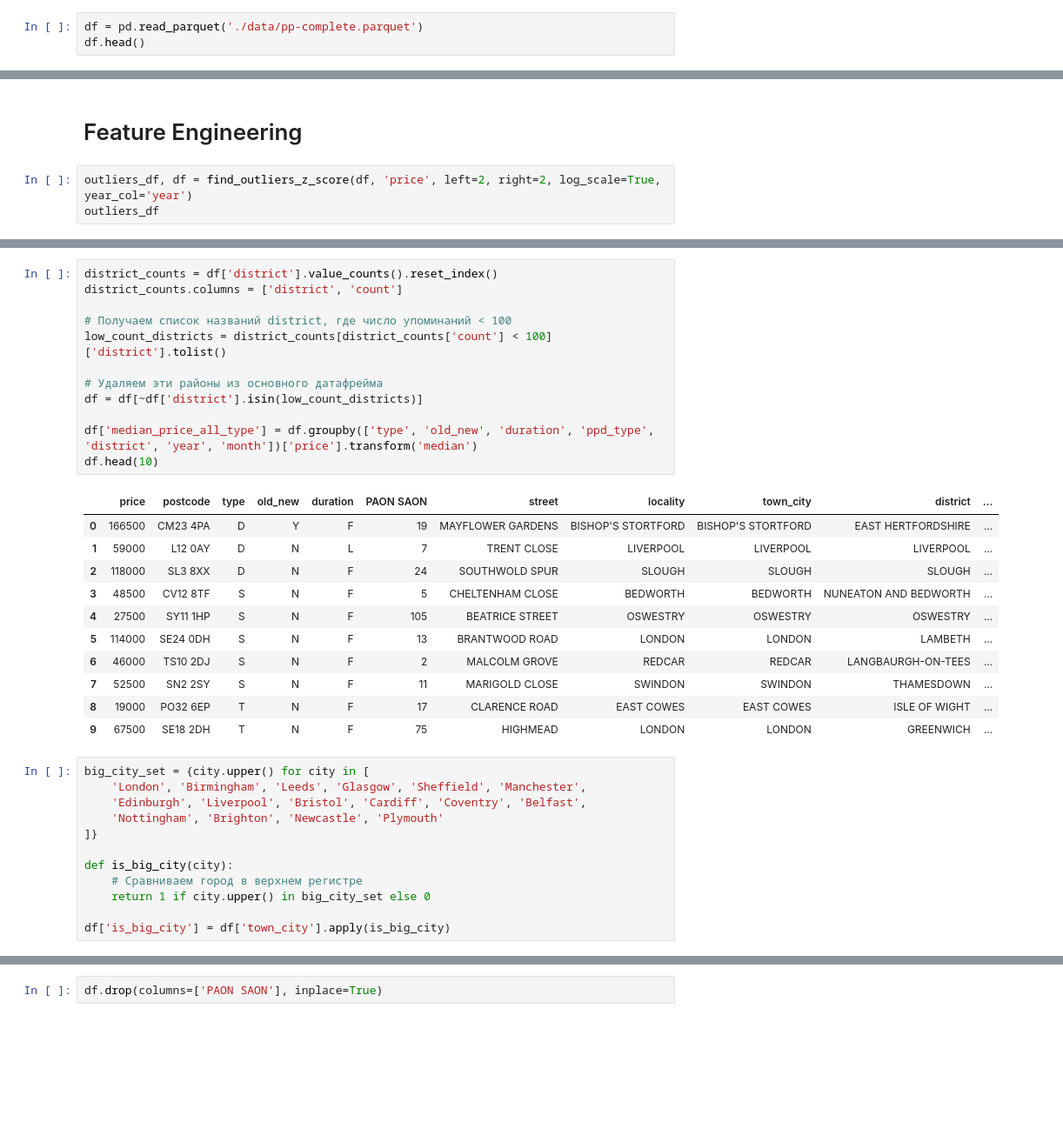
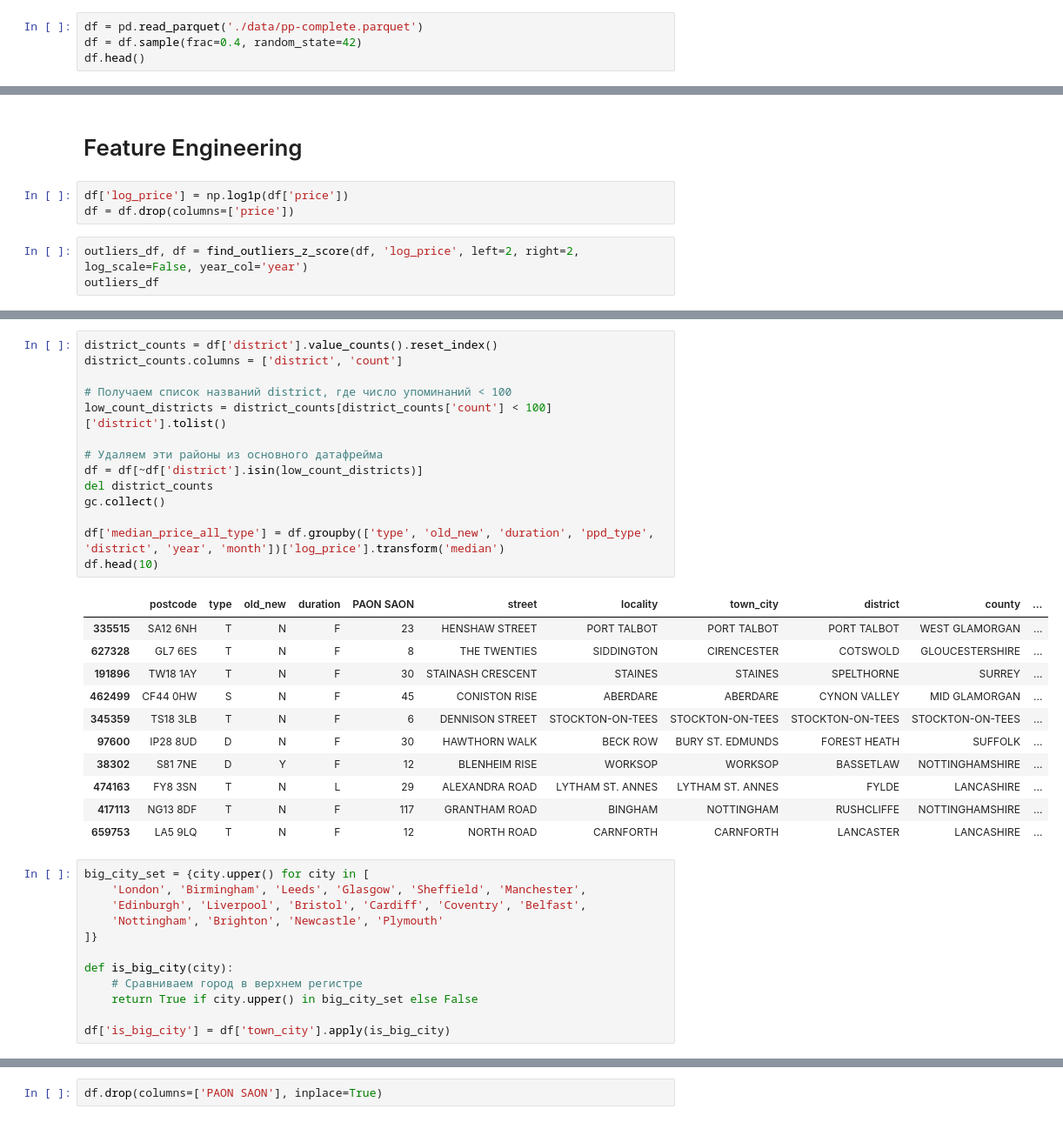
Before and after one commit to 1337Tema/HM-Land-Registry-ML-EDA-ARIMA-Geospatial, a Jupyter notebook: main.ipynb, the cells around one changed output, grey strips where cells are left out. Shown: that part at 87% size. Cells and saved outputs as stored; diff of their text form; blank space fills up the shorter version.

```diff
--- a/main.ipynb
+++ b/main.ipynb
@@ -8,6 +9,7 @@ from sklearn.metrics import mean_absolute_error, mean_squared_error, r2_score
 # Data
 # %%
 df = pd.read_parquet('./data/pp-complete.parquet')
+df = df.sample(frac=0.4, random_state=42)
 df.head()
 # %% [output]
 |  | price | date | postcode | type | old_new | duration | PAON SAON | street | locality | town_city | ... |
@@ -98,6 +126,9 @@ def find_outliers_z_score(data, feature, left=3, right=3, log_scale=False, year_
 # %% [markdown]
 # Feature Engineering
+# %%
+df['log_price'] = np.log1p(df['price'])
+df = df.drop(columns=['price'])
 # %%
-outliers_df, df = find_outliers_z_score(df, 'price', left=2, right=2, log_scale=True, year_col='year')
+outliers_df, df = find_outliers_z_score(df, 'log_price', left=2, right=2, log_scale=False, year_col='year')
 outliers_df
 # %% [output]
@@ -117,27 +166,29 @@ outliers_df
 # %%
 district_counts = df['district'].value_counts().reset_index()
 district_counts.columns = ['district', 'count']
 
 # Получаем список названий district, где число упоминаний < 100
 low_count_districts = district_counts[district_counts['count'] < 100]['district'].tolist()
 
 # Удаляем эти районы из основного датафрейма
 df = df[~df['district'].isin(low_count_districts)]
+del district_counts
+gc.collect()
 
-df['median_price_all_type'] = df.groupby(['type', 'old_new', 'duration', 'ppd_type', 'district', 'year', 'month'])['price'].transform('median')
+df['median_price_all_type'] = df.groupby(['type', 'old_new', 'duration', 'ppd_type', 'district', 'year', 'month'])['log_price'].transform('median')
 df.head(10)
 # %% [output]
-|  | price | postcode | type | old_new | duration | PAON SAON | street | locality | town_city | district | ... |
-| 0 | 166500 | CM23 4PA | D | Y | F | 19 | MAYFLOWER GARDENS | BISHOP'S STORTFORD | BISHOP'S STORTFORD | EAST HERTFORDSHIRE | ... |
-| 1 | 59000 | L12 0AY | D | N | L | 7 | TRENT CLOSE | LIVERPOOL | LIVERPOOL | LIVERPOOL | ... |
-| 2 | 118000 | SL3 8XX | D | N | F | 24 | SOUTHWOLD SPUR | SLOUGH | SLOUGH | SLOUGH | ... |
-| 3 | 48500 | CV12 8TF | S | N | F | 5 | CHELTENHAM CLOSE | BEDWORTH | BEDWORTH | NUNEATON AND BEDWORTH | ... |
-| 4 | 27500 | SY11 1HP | S | N | F | 105 | BEATRICE STREET | OSWESTRY | OSWESTRY | OSWESTRY | ... |
-| 5 | 114000 | SE24 0DH | S | N | F | 13 | BRANTWOOD ROAD | LONDON | LONDON | LAMBETH | ... |
-| 6 | 46000 | TS10 2DJ | S | N | F | 2 | MALCOLM GROVE | REDCAR | REDCAR | LANGBAURGH-ON-TEES | ... |
-| 7 | 52500 | SN2 2SY | S | N | F | 11 | MARIGOLD CLOSE | SWINDON | SWINDON | THAMESDOWN | ... |
-| 8 | 19000 | PO32 6EP | T | N | F | 17 | CLARENCE ROAD | EAST COWES | EAST COWES | ISLE OF WIGHT | ... |
-| 9 | 67500 | SE18 2DH | T | N | F | 75 | HIGHMEAD | LONDON | LONDON | GREENWICH | ... |
+|  | postcode | type | old_new | duration | PAON SAON | street | locality | town_city | district | county | ... |
+| 335515 | SA12 6NH | T | N | F | 23 | HENSHAW STREET | PORT TALBOT | PORT TALBOT | PORT TALBOT | WEST GLAMORGAN | ... |
+| 627328 | GL7 6ES | T | N | F | 8 | THE TWENTIES | SIDDINGTON | CIRENCESTER | COTSWOLD | GLOUCESTERSHIRE | ... |
+| 191896 | TW18 1AY | T | N | F | 30 | STAINASH CRESCENT | STAINES | STAINES | SPELTHORNE | SURREY | ... |
+| 462499 | CF44 0HW | S | N | F | 45 | CONISTON RISE | ABERDARE | ABERDARE | CYNON VALLEY | MID GLAMORGAN | ... |
+| 345359 | TS18 3LB | T | N | F | 6 | DENNISON STREET | STOCKTON-ON-TEES | STOCKTON-ON-TEES | STOCKTON-ON-TEES | STOCKTON-ON-TEES | ... |
+| 97600 | IP28 8UD | D | N | F | 30 | HAWTHORN WALK | BECK ROW | BURY ST. EDMUNDS | FOREST HEATH | SUFFOLK | ... |
+| 38302 | S81 7NE | D | Y | F | 12 | BLENHEIM RISE | WORKSOP | WORKSOP | BASSETLAW | NOTTINGHAMSHIRE | ... |
+| 474163 | FY8 3SN | T | N | L | 29 | ALEXANDRA ROAD | LYTHAM ST. ANNES | LYTHAM ST. ANNES | FYLDE | LANCASHIRE | ... |
+| 417113 | NG13 8DF | T | N | F | 117 | GRANTHAM ROAD | BINGHAM | NOTTINGHAM | RUSHCLIFFE | NOTTINGHAMSHIRE | ... |
+| 659753 | LA5 9LQ | T | N | F | 12 | NORTH ROAD | CARNFORTH | CARNFORTH | LANCASTER | LANCASHIRE | ... |
 # %%
 big_city_set = {city.upper() for city in [
     'London', 'Birmingham', 'Leeds', 'Glasgow', 'Sheffield', 'Manchester',
@@ -147,7 +198,7 @@ big_city_set = {city.upper() for city in [
 
 def is_big_city(city):
     # Сравниваем город в верхнем регистре
-    return 1 if city.upper() in big_city_set else 0
+    return True if city.upper() in big_city_set else False
 
 df['is_big_city'] = df['town_city'].apply(is_big_city)
 # %%
```
Also changed, not shown: parts of 44 cells of this notebook.
